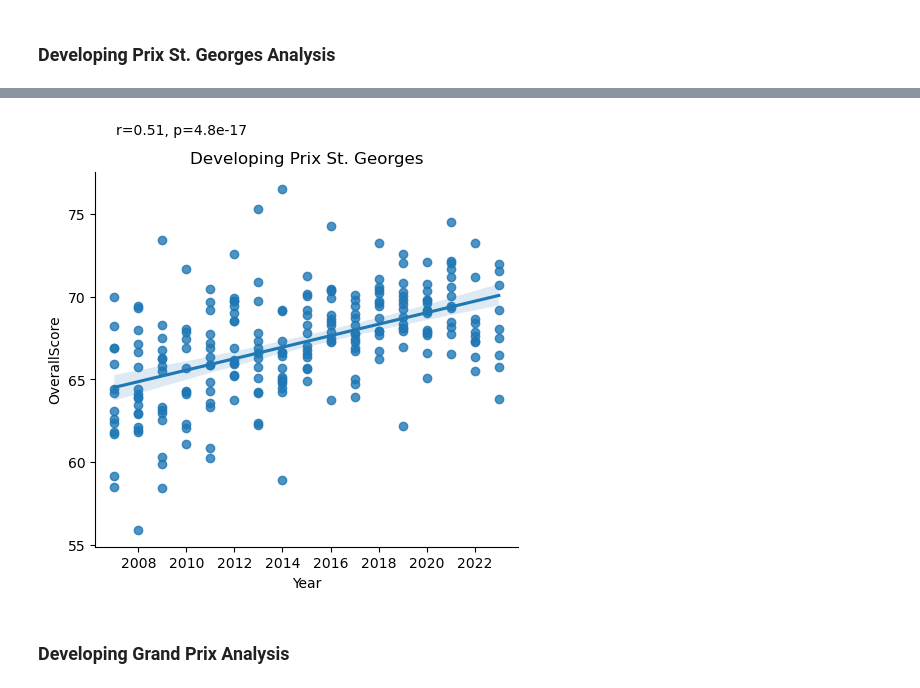
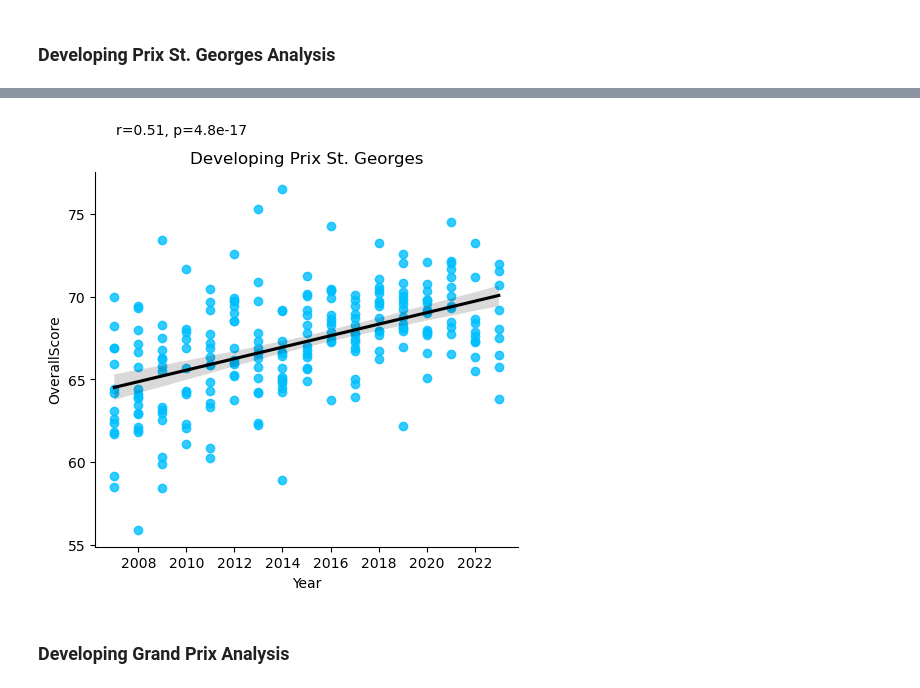
Before and after one commit to siobyrne/young-dressage-horse-program-analysis, a Jupyter notebook: younghorse.ipynb, the cells around one changed output, grey strips where cells are left out. Saved outputs shown, nothing was run; the diff lists cells and outputs as text; code cells hidden in the pictures.

```diff
--- a/younghorse.ipynb
+++ b/younghorse.ipynb
@@ -509,7 +512,7 @@ five_year_old_scores = five_year_old_scores.drop(five_year_old_scores[five_year_
 | 1207 |   2023 | FEI5       | Notilas MVS          |               15 | Second Level     | No    |      1153400 |          3.144 |
 # %%
 # create linear regression of FEI 5 Year Old division scores
-five = sns.lmplot(data=five_year_old_scores, x="Year", y="OverallScore", col="Division").set(title='FEI 5 Year Old')
+five = sns.lmplot(data=five_year_old_scores, x="Year", y="OverallScore", col="Division", line_kws={'color': 'k'}, scatter_kws={'color': 'lightgreen'}).set(title='FEI 5 Year Old')
 
 # add pearsonr annotation
 def annotate(data, **kws):
@@ -572,7 +575,7 @@ six_year_old_scores = six_year_old_scores.drop(six_year_old_scores[six_year_old_
 | 1192 |   2023 | FEI6       | Makanabria DG    |               15 | Third Level      | No    |      1145365 |          2.912 |
 # %%
 # create linear regression of FEI 6 Year Old division scores
-six = sns.lmplot(data=six_year_old_scores, x="Year", y="OverallScore", col="Division").set(title='FEI 6 Year Old')
+six = sns.lmplot(data=six_year_old_scores, x="Year", y="OverallScore", col="Division", line_kws={'color': 'k'}, scatter_kws={'color': 'mediumpurple'}).set(title='FEI 6 Year Old')
 
 # add pearsonr annotation
 def annotate(data, **kws):
@@ -631,22 +634,22 @@ dhpsg_scores = dhpsg_scores.drop(dhpsg_scores[dhpsg_scores['OverallScore'] <= 54
 | 1163 |   2023 | DHPSG      | Der Fiete               |               12 | I-2              | No    |      1140436 |         38.361 |
 # %%
 # create linear regression of Developing Prix St. Georges division scores
-dhpsg = sns.lmplot(data=dhpsg_scores, x="Year", y="OverallScore", col="Division").set(title='Developing Prix St. Georges')
+dhpsg = sns.lmplot(data=dhpsg_scores, x="Year", y="OverallScore", col="Division", line_kws={'color': 'k'}, scatter_kws={'color': 'deepskyblue'}).set(title='Developing Prix St. Georges')
 
 # add pearsonr annotation
 def annotate(data, **kws):
     r, p = st.pearsonr(data['Year'], data['OverallScore'])
     dhpsg = plt.gca()
     dhpsg.text(.05, 1.1, 'r={:.2f}, p={:.2g}'.format(r, p),
             transform=dhpsg.transAxes)
 
 dhpsg.map_dataframe(annotate)
 
 # save and show figure
 plt.savefig('images/dhpsg-scatter.png')
 plt.show()
 # %% [output]
-[figure, old version]
+[figure, new version]
 # %% [markdown]
 ### Developing Grand Prix Analysis
 # %%
```
Also changed, not shown: parts of 9 cells of this notebook, 10 other files.
